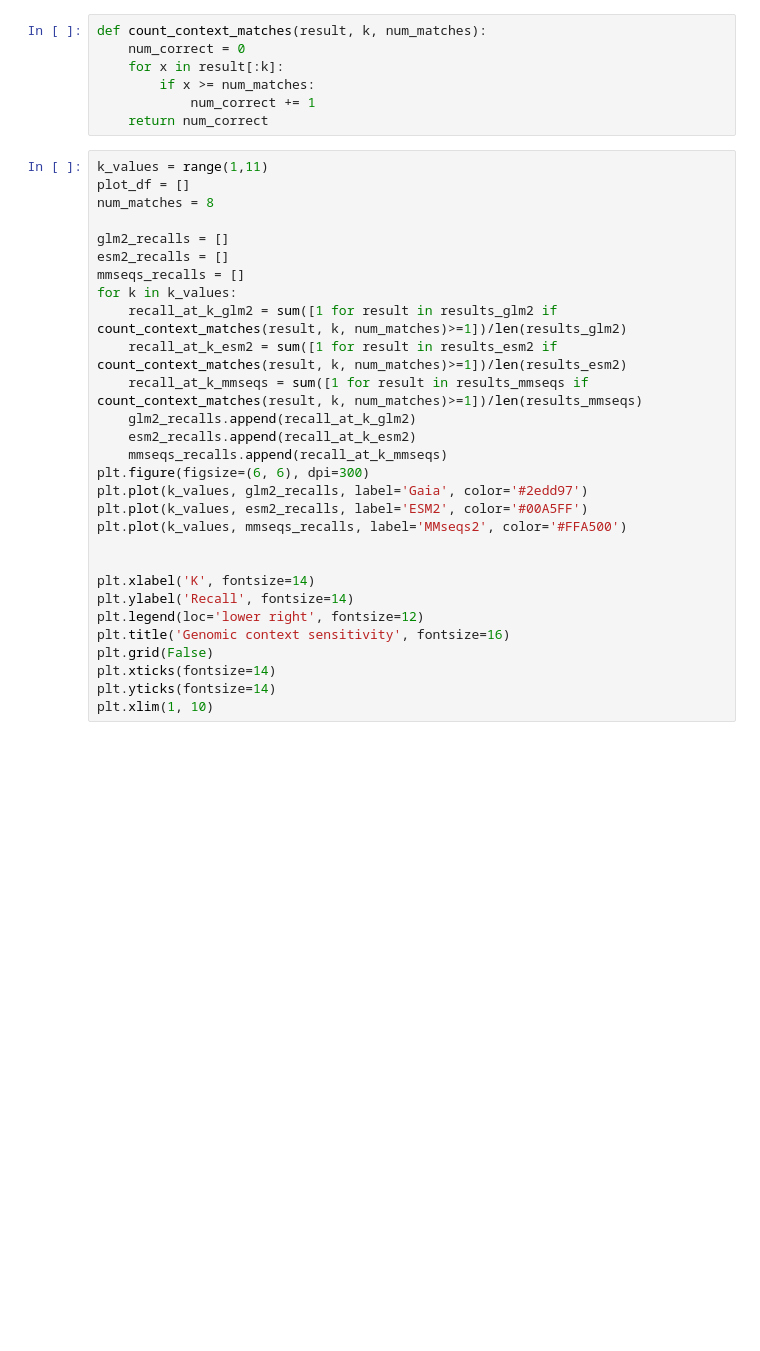
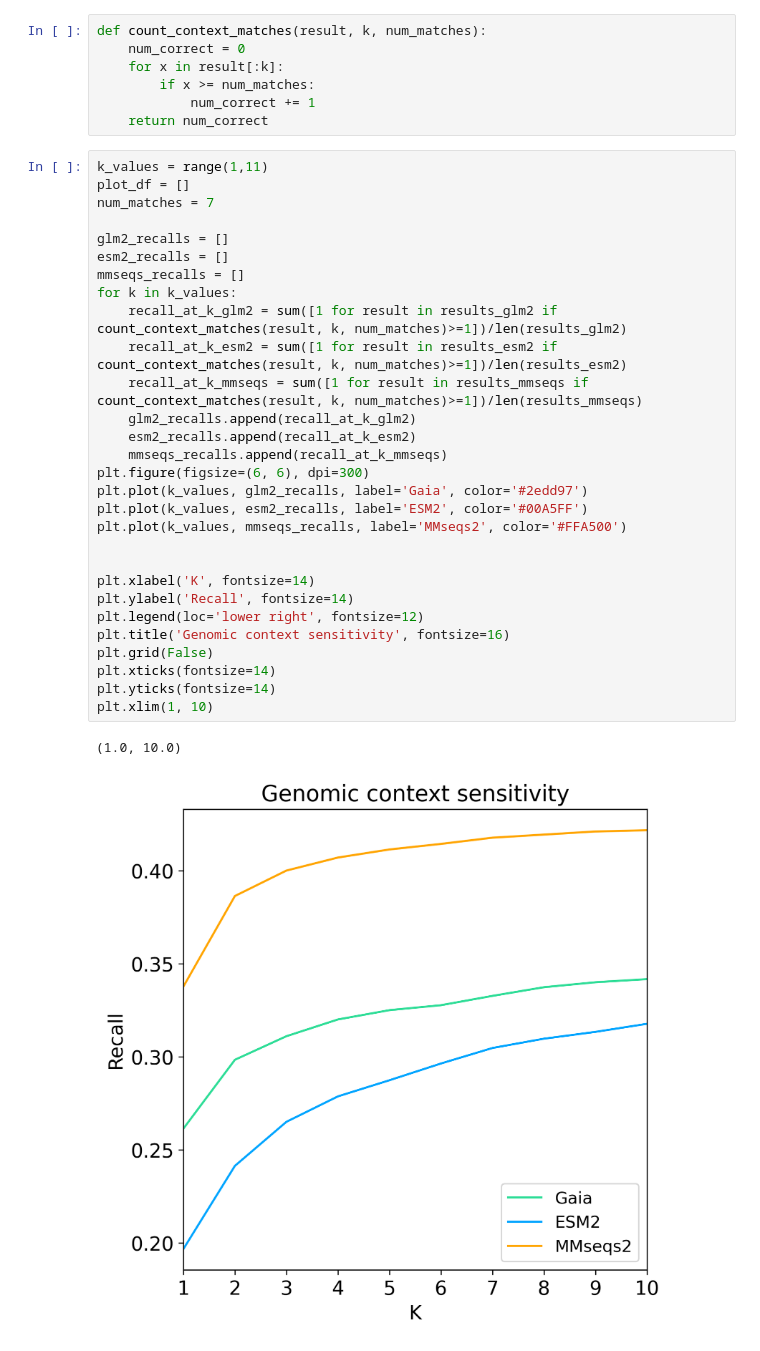
Before and after one commit to TattaBio/gaia-benchmark, a Jupyter notebook: benchmark_context/plot_results.ipynb, the cells around one changed output. Saved outputs shown, nothing was run; the diff lists cells and outputs as text; blank space fills up the shorter version.

```diff
--- a/benchmark_context/plot_results.ipynb
+++ b/benchmark_context/plot_results.ipynb
@@ -18,29 +18,32 @@ def count_context_matches(result, k, num_matches):
 # %%
 k_values = range(1,11)
 plot_df = []
-num_matches = 8
+num_matches = 7
 
 glm2_recalls = []
 esm2_recalls = []
 mmseqs_recalls = []
 for k in k_values:
     recall_at_k_glm2 = sum([1 for result in results_glm2 if count_context_matches(result, k, num_matches)>=1])/len(results_glm2)
     recall_at_k_esm2 = sum([1 for result in results_esm2 if count_context_matches(result, k, num_matches)>=1])/len(results_esm2)
     recall_at_k_mmseqs = sum([1 for result in results_mmseqs if count_context_matches(result, k, num_matches)>=1])/len(results_mmseqs)
     glm2_recalls.append(recall_at_k_glm2)
     esm2_recalls.append(recall_at_k_esm2)
     mmseqs_recalls.append(recall_at_k_mmseqs)
 plt.figure(figsize=(6, 6), dpi=300)
 plt.plot(k_values, glm2_recalls, label='Gaia', color='#2edd97')
 plt.plot(k_values, esm2_recalls, label='ESM2', color='#00A5FF')
 plt.plot(k_values, mmseqs_recalls, label='MMseqs2', color='#FFA500')
 
 
 plt.xlabel('K', fontsize=14)
 plt.ylabel('Recall', fontsize=14)
 plt.legend(loc='lower right', fontsize=12)
 plt.title('Genomic context sensitivity', fontsize=16)
 plt.grid(False)
 plt.xticks(fontsize=14)
 plt.yticks(fontsize=14)
 plt.xlim(1, 10)
+# %% [output]
+(1.0, 10.0)
+[figure, added]
```
Also changed, not shown: 3 other files.
